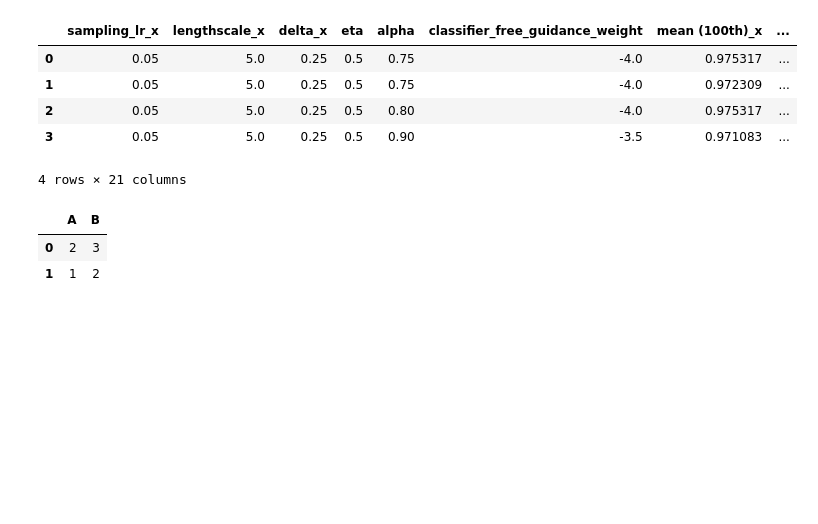
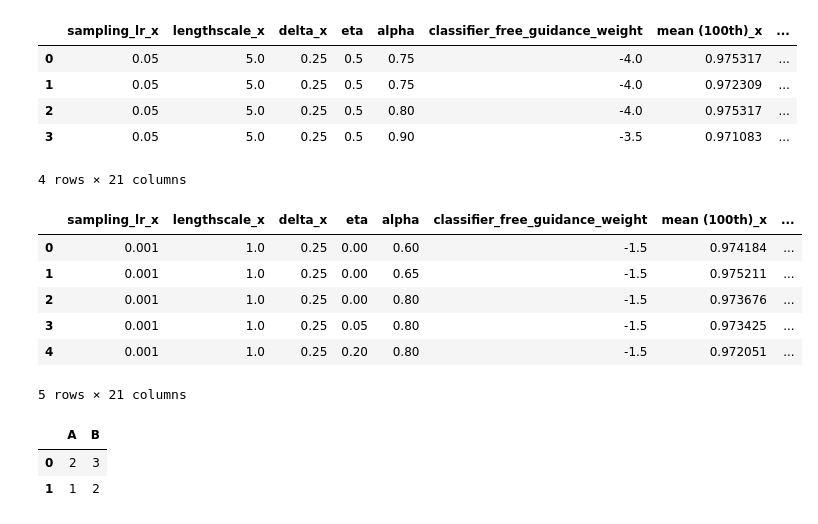
Before and after one commit to HungTT912/L2HD-setting-2, a Jupyter notebook: test.ipynb, the cells around one changed output. Drawn from its saved outputs; the diff is of its cells as text; code cells hidden in the pictures; blank space fills up the shorter version.

Commit message:
tune_22

```diff
--- a/test.ipynb
+++ b/test.ipynb
@@ -40,6 +40,20 @@ best_tf8_hyper
 | 2 | 0.05 | 5.0 | 0.25 | 0.5 | 0.80 | -4.0 | 0.975317 | ... |
 | 3 | 0.05 | 5.0 | 0.25 | 0.5 | 0.90 | -3.5 | 0.971083 | ... |
 4 rows × 21 columns
+# %%
+best_ant_hyper = pd.read_csv('tuning_results/tune_20/result/tuning_result_ant_lengthscale1.0_sampling_lr0.001_delta0.25.csv')
+best_ant_hyper = best_ant_hyper[best_ant_hyper['mean (100th)']>0.96]
+best_dkitty_hyper = pd.read_csv('tuning_results/tune_20/result/tuning_result_dkitty_lengthscale1.0_sampling_lr0.001_delta0.25.csv')
+best_dkitty_hyper = best_dkitty_hyper[best_dkitty_hyper['mean (100th)']>0.96]
+best_dkitty_hyper.merge(best_ant_hyper,on=['eta','alpha','classifier_free_guidance_weight'])
+# %% [output]
+|  | sampling_lr_x | lengthscale_x | delta_x | eta | alpha | classifier_free_guidance_weight | mean (100th)_x | ... |
+| 0 | 0.001 | 1.0 | 0.25 | 0.00 | 0.60 | -1.5 | 0.974184 | ... |
+| 1 | 0.001 | 1.0 | 0.25 | 0.00 | 0.65 | -1.5 | 0.975211 | ... |
+| 2 | 0.001 | 1.0 | 0.25 | 0.00 | 0.80 | -1.5 | 0.973676 | ... |
+| 3 | 0.001 | 1.0 | 0.25 | 0.05 | 0.80 | -1.5 | 0.973425 | ... |
+| 4 | 0.001 | 1.0 | 0.25 | 0.20 | 0.80 | -1.5 | 0.972051 | ... |
+5 rows × 21 columns
 # %%
 import pandas as pd
 df1 = pd.read_csv('df1.csv')
```
Also changed, not shown: 8 other files.
